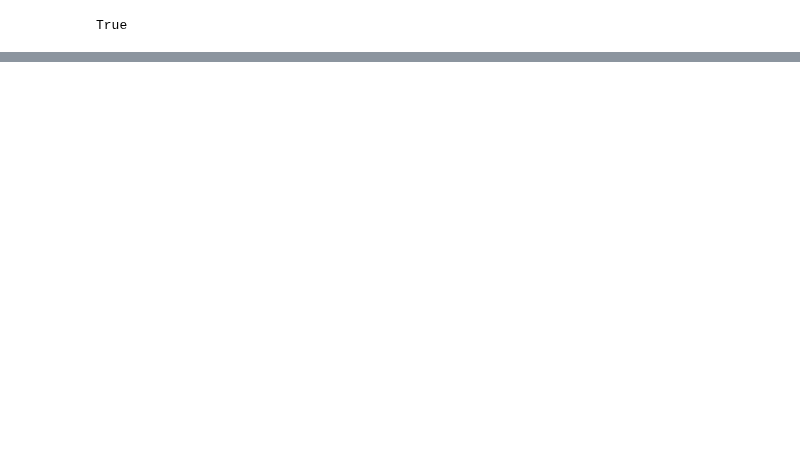
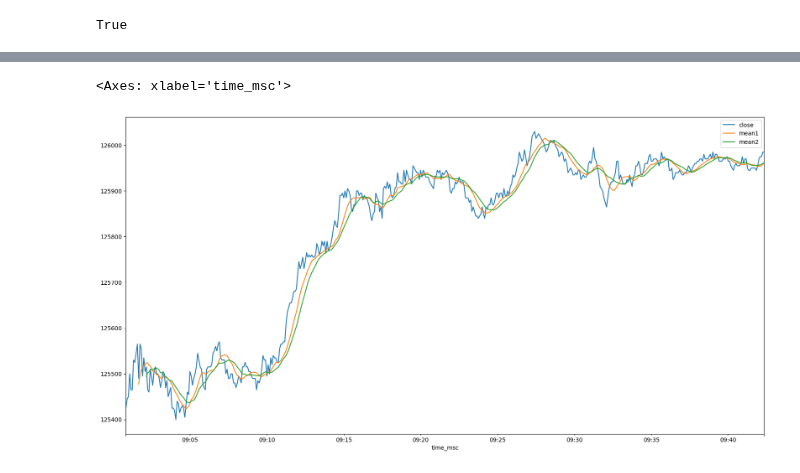
Before and after one commit to agabopinho/phoenix-project, a Jupyter notebook: grpc_server/notebooks/win.ipynb, the cells around one changed output, grey strips where cells are left out. Drawn from its saved outputs; the diff is of its cells as text; code cells hidden in the pictures; blank space fills up the shorter version.

```diff
--- a/grpc_server/notebooks/win.ipynb
+++ b/grpc_server/notebooks/win.ipynb
@@ -23,0 +27,5 @@ rates.iloc[0:500][['close','mean1', 'mean2']].plot(figsize=(20,10), grid=True)
+# %%
+rates.iloc[1:500][['close','mean1', 'mean2']].plot(figsize=(20,10))
+# %% [output]
+<Axes: xlabel='time_msc'>
+[figure, added]
```
Also changed, not shown: parts of 3 cells of this notebook.
